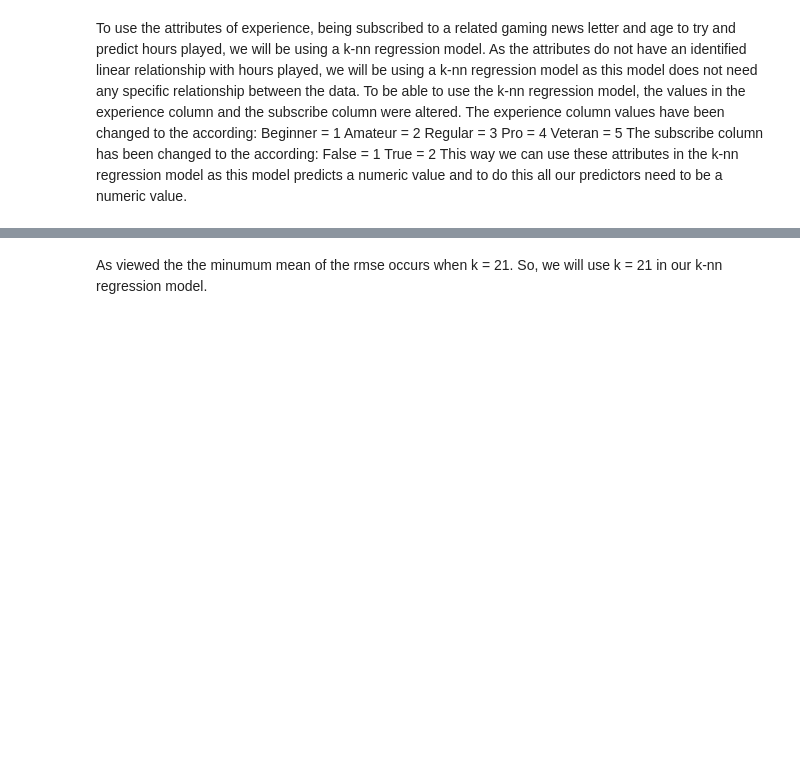
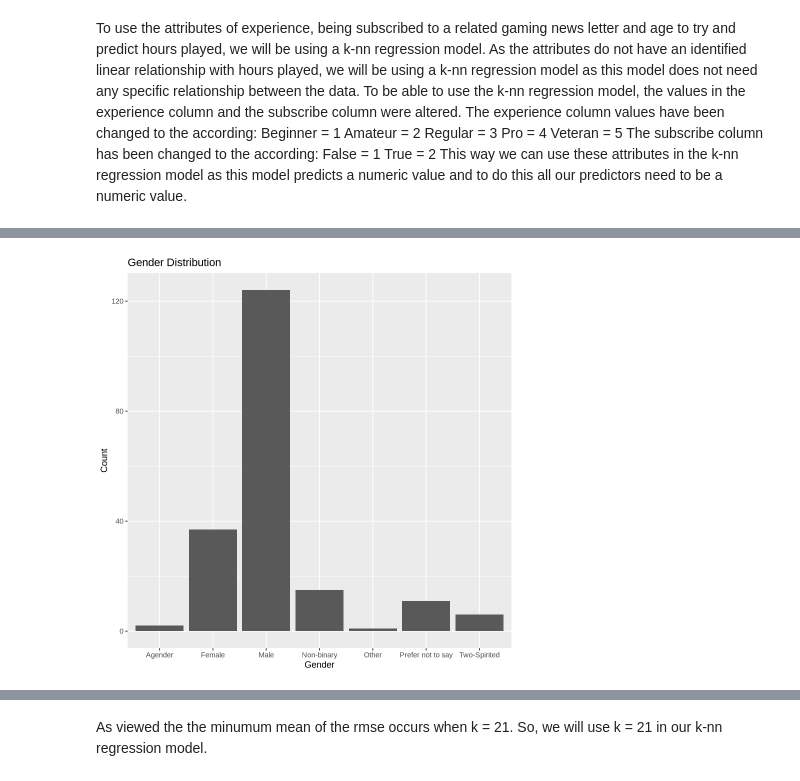
Before and after one commit to FinBradshaw/Group_Project, a Jupyter notebook: GroupIntro.ipynb, the cells around one changed output, grey strips where cells are left out. Drawn from its saved outputs; the diff is of its cells as text; code cells hidden in the pictures; blank space fills up the shorter version.

```diff
--- a/GroupIntro.ipynb
+++ b/GroupIntro.ipynb
@@ -68,3 +196,9 @@ This way we can use these attributes in the k-nn regression model as this model
+# %%
+ggplot(players, aes(x = gender)) +
+  geom_bar() +
+  labs(title = "Gender Distribution", x = "Gender", y = "Count")
+# %% [output]
+[figure, added]
 # %%
 set.seed(1)
 library(tidyverse)
```
Also changed, not shown: parts of 21 cells of this notebook.
